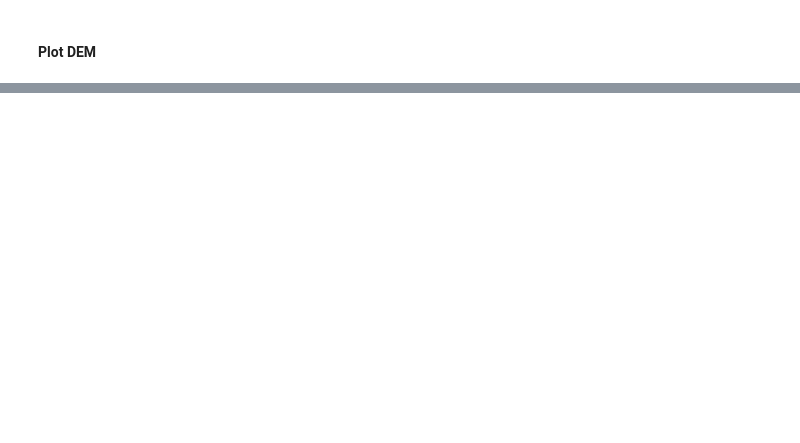
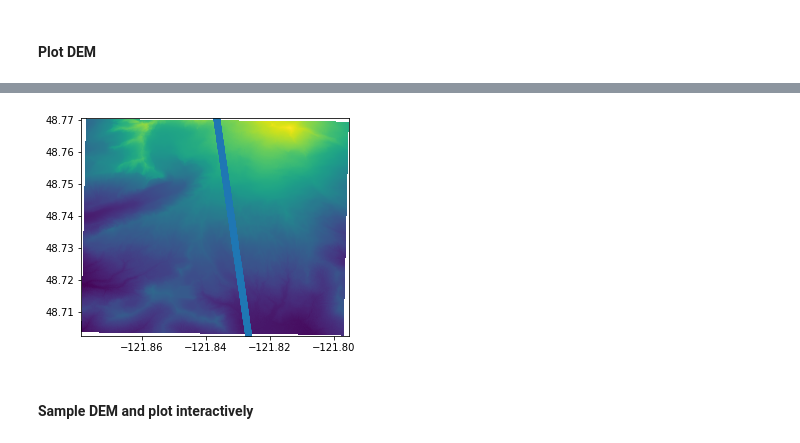
Before and after one commit to ICESAT-2HackWeek/Assimilation, a Jupyter notebook: contributors/friedrichknuth/download_reference_dem.ipynb, the cells around one changed output, grey strips where cells are left out. Cells and saved outputs as stored; diff of their text form; code cells hidden in the pictures; blank space fills up the shorter version.

```diff
--- a/contributors/friedrichknuth/download_reference_dem.ipynb
+++ b/contributors/friedrichknuth/download_reference_dem.ipynb
@@ -50,0 +72,3 @@ from rasterio.plot import show
+# %%
+r = requests.get(base_url, params=payload)
+elevation_data = r.json()
@@ -50,0 +83,20 @@ from rasterio.plot import show
+# %%
+points = []
+for p in elevation_data['data'][0]['beams'][0]['lat_lon_elev']:
+    points.append({
+        'lat': p[0],
+        'lon': p[1],
+        'h': p[2]})
+# %%
+df = pd.DataFrame.from_dict(points)
+# %%
+geometry = [Point(xyz) for xyz in zip(df['lon'], df['lat'], df['h'])]
+gdf = gpd.GeoDataFrame(df, geometry=geometry, crs=CRS('EPSG:4326'))
+# %%
+fig,ax = plt.subplots()
+show(rasterio_dataset, ax=ax)
+gdf.plot(ax=ax);
+# %% [output]
+[figure, added]
+# %% [markdown]
+#### Sample DEM and plot interactively
```
Also changed, not shown: parts of 33 cells of this notebook.
